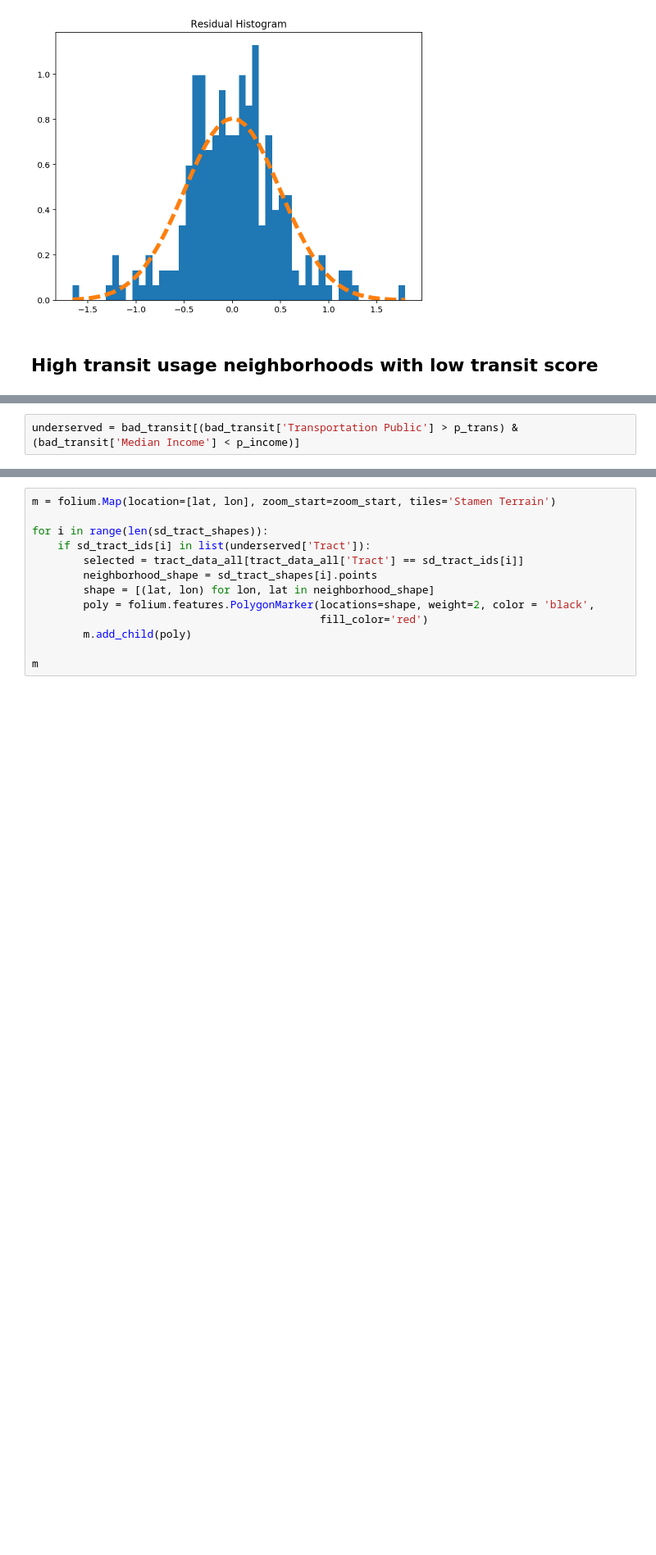
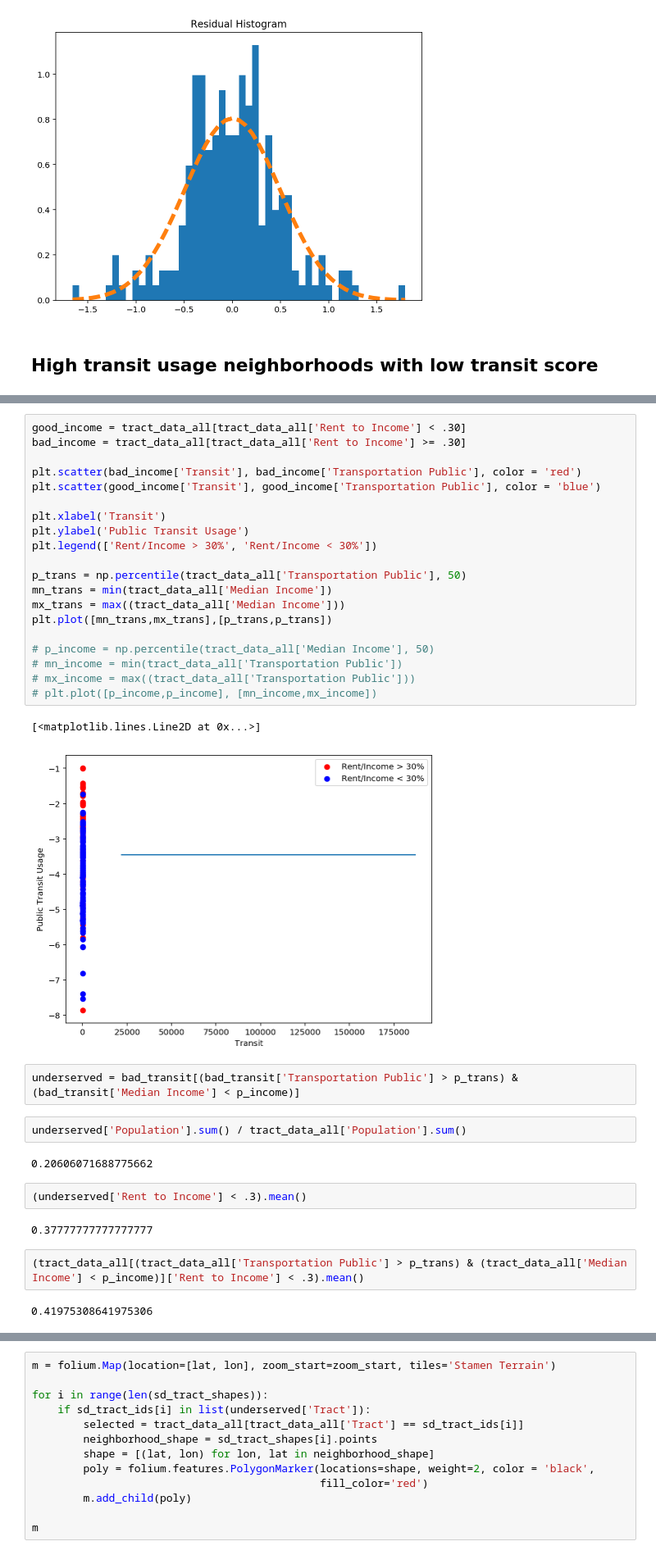
Before and after one commit to Hudsonnc/Pr_084, a Jupyter notebook: Pr_084_HackathonSubmission.ipynb, the cells around one changed output, grey strips where cells are left out. Shown at 82% size. Drawn from its saved outputs; the diff is of its cells as text; blank space fills up the shorter version.

Commit message:
Underserved neighborhoods fix

```diff
--- a/Pr_084_HackathonSubmission.ipynb
+++ b/Pr_084_HackathonSubmission.ipynb
@@ -1117,2 +1143,37 @@ plt.plot([p_income,p_income], [mn_income,mx_income])
+# %%
+good_income = tract_data_all[tract_data_all['Rent to Income'] < .30]
+bad_income = tract_data_all[tract_data_all['Rent to Income'] >= .30]
+
+plt.scatter(bad_income['Transit'], bad_income['Transportation Public'], color = 'red')
+plt.scatter(good_income['Transit'], good_income['Transportation Public'], color = 'blue')
+
+plt.xlabel('Transit')
+plt.ylabel('Public Transit Usage')
+plt.legend(['Rent/Income > 30%', 'Rent/Income < 30%'])
+
+p_trans = np.percentile(tract_data_all['Transportation Public'], 50)
+mn_trans = min(tract_data_all['Median Income'])
+mx_trans = max((tract_data_all['Median Income']))
+plt.plot([mn_trans,mx_trans],[p_trans,p_trans])
+
+# p_income = np.percentile(tract_data_all['Median Income'], 50)
+# mn_income = min(tract_data_all['Transportation Public'])
+# mx_income = max((tract_data_all['Transportation Public']))
+# plt.plot([p_income,p_income], [mn_income,mx_income])
+# %% [output]
+[<matplotlib.lines.Line2D at 0x...>]
+[figure, added]
 # %%
 underserved = bad_transit[(bad_transit['Transportation Public'] > p_trans) & (bad_transit['Median Income'] < p_income)]
+# %%
+underserved['Population'].sum() / tract_data_all['Population'].sum()
+# %% [output]
+0.20606071688775662
+# %%
+(underserved['Rent to Income'] < .3).mean()
+# %% [output]
+0.37777777777777777
+# %%
+(tract_data_all[(tract_data_all['Transportation Public'] > p_trans) & (tract_data_all['Median Income'] < p_income)]['Rent to Income'] < .3).mean()
+# %% [output]
+0.41975308641975306
```
Also changed, not shown: parts of 9 cells of this notebook.
